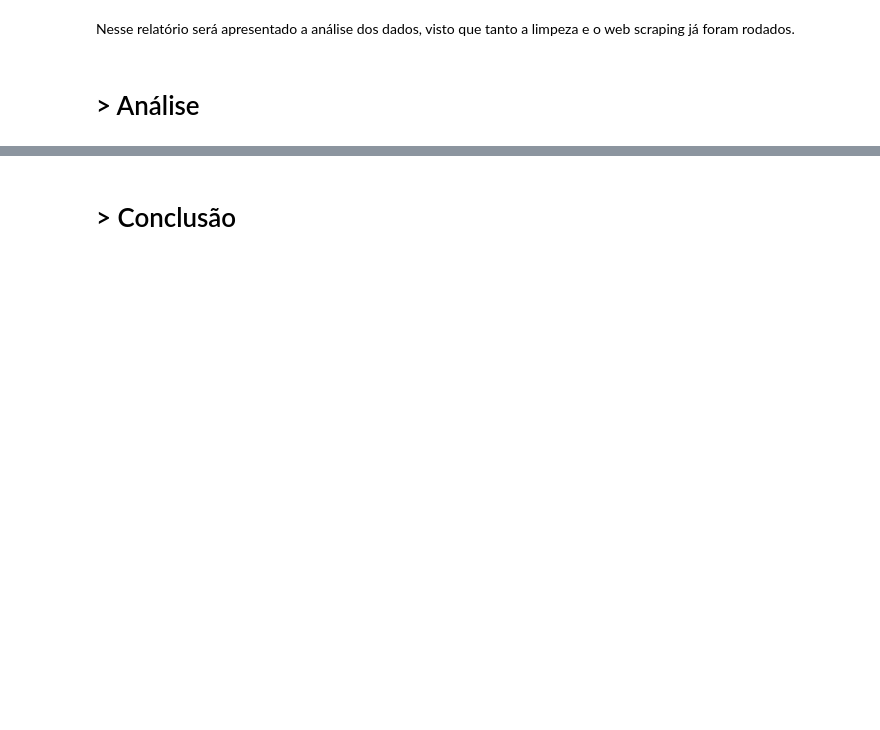
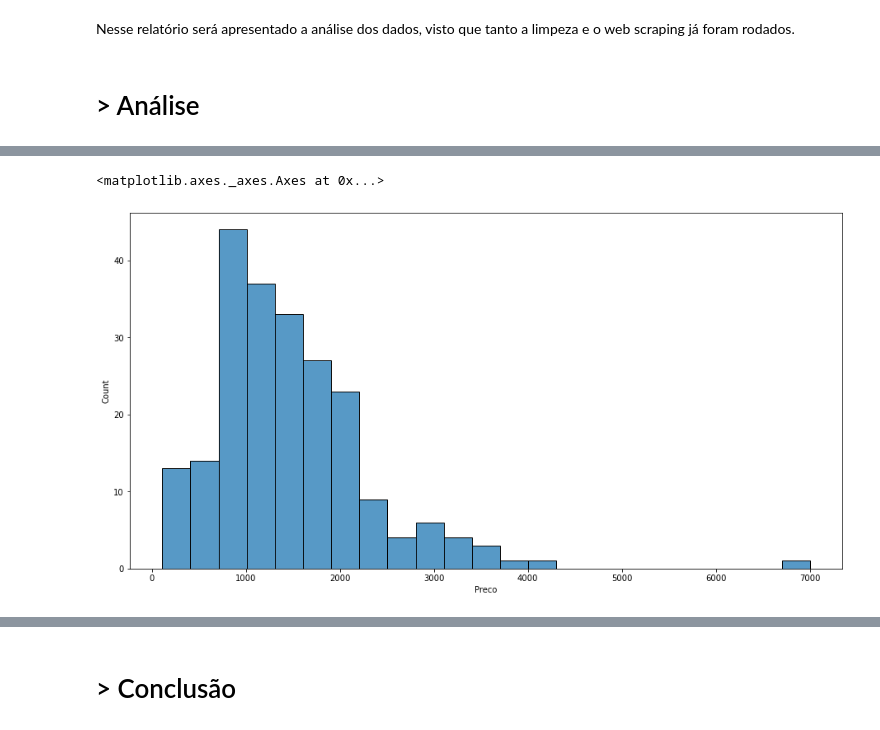
Before and after one commit to GustavoG-bot/Projeto_analise_de_fontes, a Jupyter notebook: notebook/Projeto de analise de fontes - Entrega Final.ipynb, the cells around one changed output, grey strips where cells are left out. Cells and saved outputs as stored; diff of their text form; code cells hidden in the pictures; blank space fills up the shorter version.

```diff
--- a/notebook/Projeto de analise de fontes - Entrega Final.ipynb
+++ b/notebook/Projeto de analise de fontes - Entrega Final.ipynb
@@ -29,0 +104,8 @@ Nesse relatório será apresentado a análise dos dados, visto que tanto a limpe
+# %%
+fig = plt.figure(figsize=(12,6))
+ax = fig.add_axes([0,0,1,1])
+
+sns.histplot(data=tratamento_cor, x='Preco', ax=ax)
+# %% [output]
+<matplotlib.axes._axes.Axes at 0x...>
+[figure, added]
```
Also changed, not shown: parts of 19 cells of this notebook.
